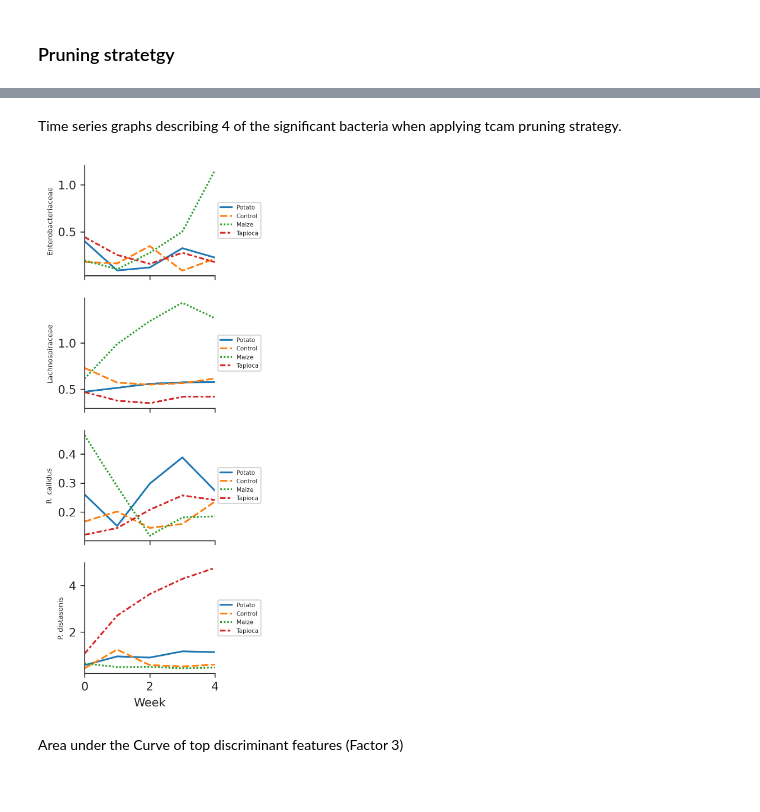
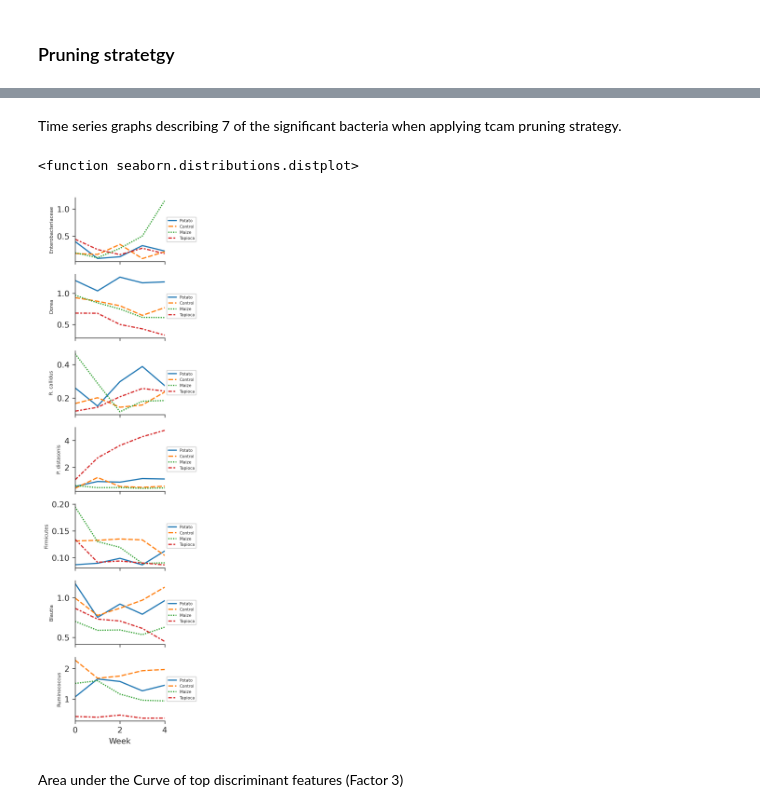
Before and after one commit to UriaMorP/tcam_analysis_notebooks, a Jupyter notebook: Deehan2020/Deehan2020.ipynb, the cells around one changed output, grey strips where cells are left out. Drawn from its saved outputs; the diff is of its cells as text; code cells hidden in the pictures.

```diff
--- a/Deehan2020/Deehan2020.ipynb
+++ b/Deehan2020/Deehan2020.ipynb
@@ -400,7 +401,7 @@ pruned_lmer_padj
  'k__Bacteria.p__Firmicutes.c__Clostridia.o__Clostridiales.f__Ruminococcaceae.g__Ruminococcus.s__callidus',
  'k__Bacteria.p__Proteobacteria.c__Gammaproteobacteria.o__Enterobacteriales.f__Enterobacteriaceae.__.__']
 # %% [markdown]
-Time series graphs describing 4 of the significant bacteria when applying tcam pruning strategy.
+Time series graphs describing 7 of the significant bacteria when applying tcam pruning strategy.
 # %%
 file_path = "./Deehan2020.tsv"
 data = pd.read_csv(file_path, index_col=[0,1], sep="\t"
@@ -409,8 +410,8 @@ meta_path = "./metadata_Deehan2020.tsv"
 metadata = pd.read_csv(meta_path, index_col=[0], sep="\t")
 
 data2 =  metadata.join(data)
-fig, axe = plt.subplots(4,1, sharex=True)
-fig.set_size_inches([2,8])
+fig, axe = plt.subplots(7,1, sharex=True)
+fig.set_size_inches([2,12])
 fig.set_dpi(300)
 
 ax1 = axe[0]
@@ -420,37 +421,62 @@ sns.lineplot(data = data2
 
 ax2 = axe[1]
 sns.lineplot(data = data2
-             , x = 'Week', y = "k__Bacteria;p__Firmicutes;c__Clostridia;o__Clostridiales;f__Lachnospiraceae;g__;s__", ci = None
+             , x = 'Week', y = "k__Bacteria;p__Firmicutes;c__Clostridia;o__Clostridiales;f__Lachnospiraceae;g__Dorea;s__", ci = None
              ,hue='Group', style='Group', legend = 'full', ax = ax2)
 
 ax3 = axe[2]
 sns.lineplot(data = data2
               , x = 'Week', y = "k__Bacteria;p__Firmicutes;c__Clostridia;o__Clostridiales;f__Ruminococcaceae;g__Ruminococcus;s__callidus", estimator=np.mean, ci = None
               ,hue='Group', style='Group', legend = 'full', ax = ax3)
 
 ax4 = axe[3]
 sns.lineplot(data = data2
               , x = 'Week', y = "k__Bacteria;p__Bacteroidetes;c__Bacteroidia;o__Bacteroidales;f__Porphyromonadaceae;g__Parabacteroides;s__distasonis", estimator=np.mean, ci = None
               , hue='Group', style='Group', legend = 'full', ax = ax4)
 
+ax5 = axe[4]
+sns.lineplot(data = data2
+              , x = 'Week', y = "k__Bacteria;p__Firmicutes;__;__;__;__;__", estimator=np.mean, ci = None
+              , hue='Group', style='Group', legend = 'full', ax = ax5)
+
+ax6 = axe[5]
+sns.lineplot(data = data2
+              , x = 'Week', y = "k__Bacteria;p__Firmicutes;c__Clostridia;o__Clostridiales;f__Lachnospiraceae;g__Blautia;__", estimator=np.mean, ci = None
+              , hue='Group', style='Group', legend = 'full', ax = ax6)
+
+ax7 = axe[6]
+sns.lineplot(data = data2
+              , x = 'Week', y = "k__Bacteria;p__Firmicutes;c__Clostridia;o__Clostridiales;f__Lachnospiraceae;g__[Ruminococcus];s__", estimator=np.mean, ci = None
+              , hue='Group', style='Group', legend = 'full', ax = ax7)
+
 ax1.set_ylabel('Enterobacteriaceae', fontsize = 6)
-ax2.set_ylabel('Lachnospiraceae', fontsize = 6)
+ax2.set_ylabel('Dorea', fontsize = 6)
 ax3.set_ylabel('R. callidus', fontsize = 6)
 ax4.set_ylabel('P. distasonis', fontsize = 6)
+ax5.set_ylabel('Firmicutes', fontsize = 6)
+ax6.set_ylabel('Blautia', fontsize = 6)
+ax7.set_ylabel('Ruminococcus', fontsize = 6)
 
 ax1.legend(loc='center left', bbox_to_anchor=(1, 0.5), fontsize=5)
 ax2.legend(loc='center left', bbox_to_anchor=(1, 0.5), fontsize=5)
 ax3.legend(loc='center left', bbox_to_anchor=(1, 0.5), fontsize=5)
 ax4.legend(loc='center left', bbox_to_anchor=(1, 0.5), fontsize=5)
+ax5.legend(loc='center left', bbox_to_anchor=(1, 0.5), fontsize=5)
+ax6.legend(loc='center left', bbox_to_anchor=(1, 0.5), fontsize=5)
+ax7.legend(loc='center left', bbox_to_anchor=(1, 0.5), fontsize=5)
 
 ax1.set_xlim(0, 4)
 ax2.set_xlim(0, 4)
 ax3.set_xlim(0, 4)
 ax4.set_xlim(0, 4)
+ax5.set_xlim(0, 4)
+ax6.set_xlim(0, 4)
+ax7.set_xlim(0, 4)
 
 sns.despine()
 # %% [output]
+<function seaborn.distributions.distplot>
-[figure, old version]
+[figure, new version]
 # %% [markdown]
 Area under the Curve of top discriminant features (Factor 3)
 # %%
```
Also changed, not shown: parts of 4 cells of this notebook.
